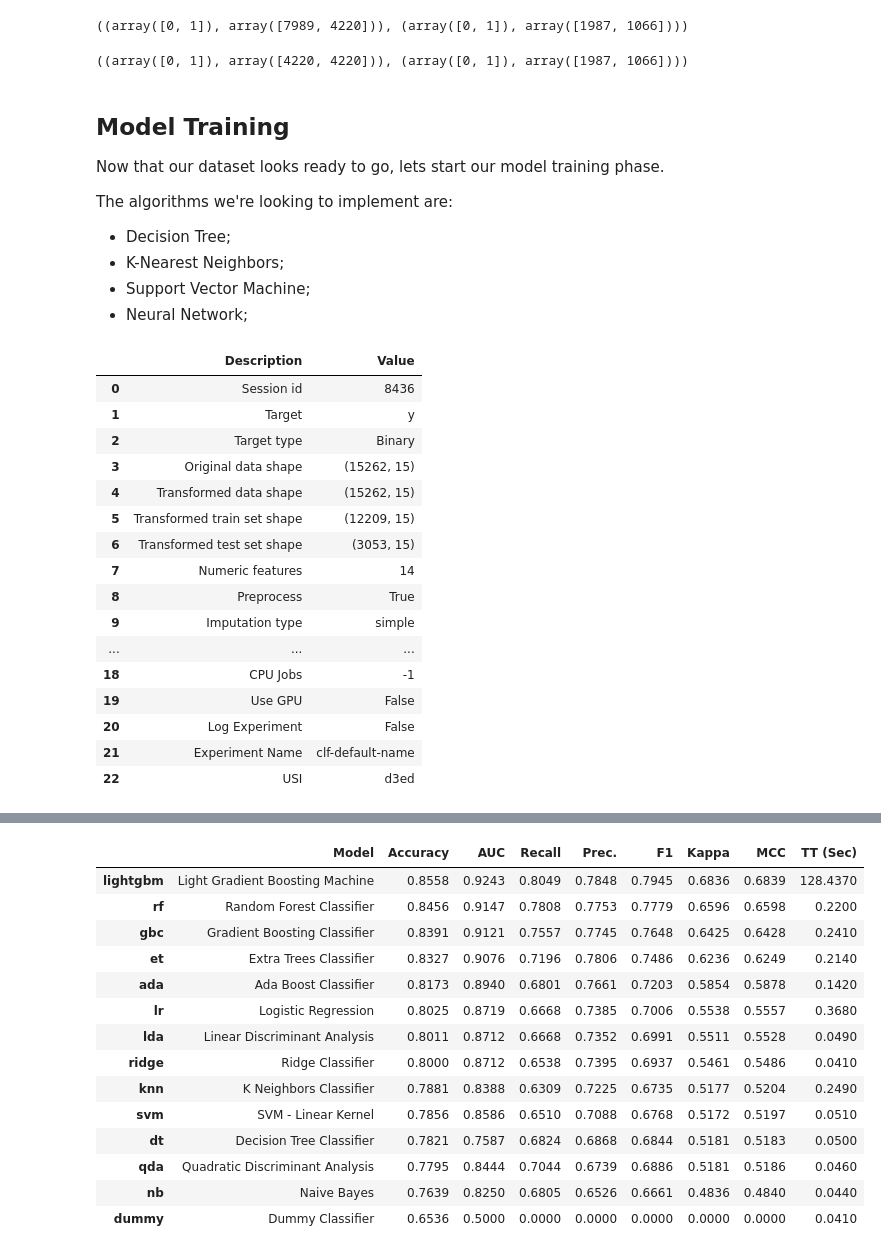
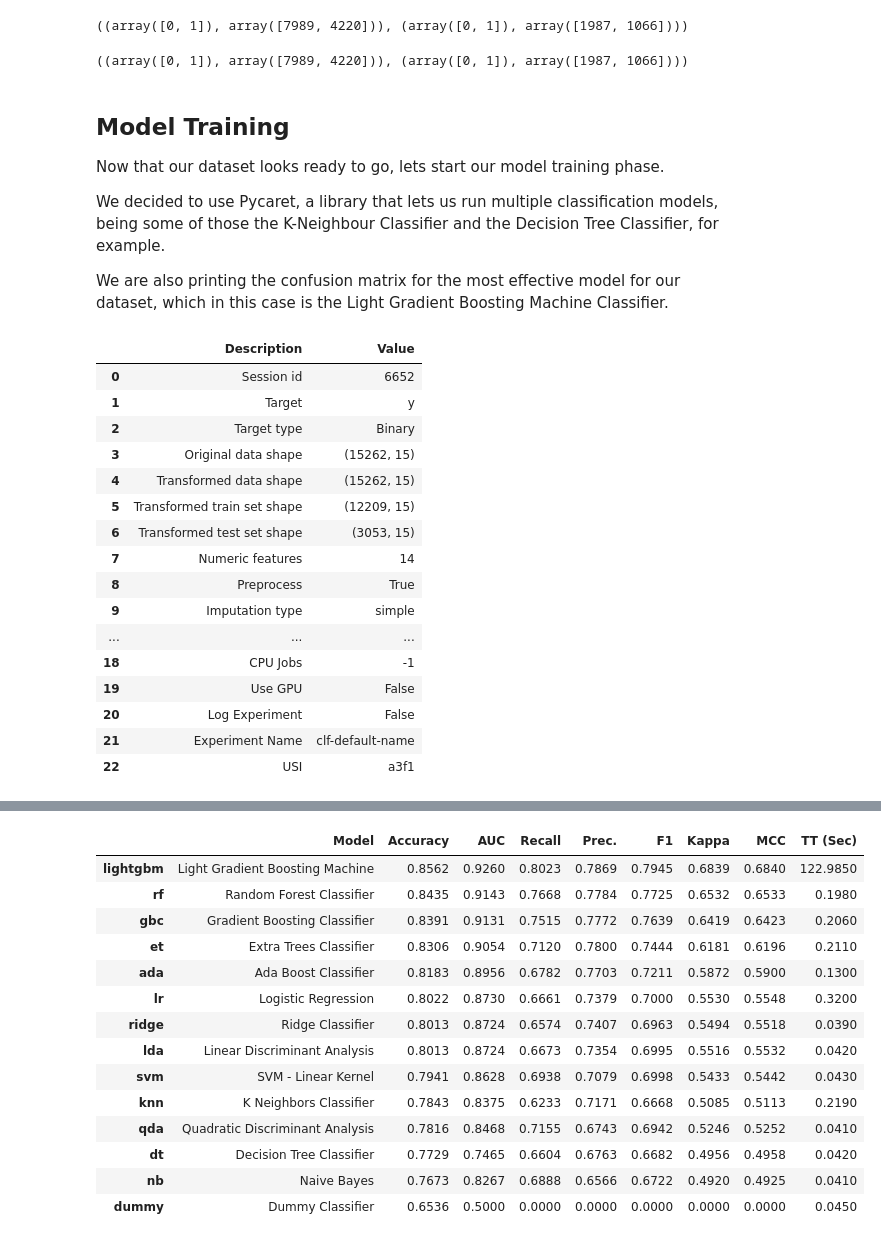
Before and after one commit to goncalo2k/FEUP-BANKRUPT, a Jupyter notebook: src/Bankrupt.ipynb, the cells around one changed output, grey strips where cells are left out. Saved outputs shown, nothing was run; the diff lists cells and outputs as text; code cells hidden in the pictures.

```diff
--- a/src/Bankrupt.ipynb
+++ b/src/Bankrupt.ipynb
@@ -262,11 +261,3 @@ Now that we have correctly displayed our data in plots, lets encode the object v
-# %%
-df_balanced['job'] = encoder.fit_transform(df_balanced['job'])
-df_balanced['marital'] = encoder.fit_transform(df_balanced['marital'])
-df_balanced['education'] = encoder.fit_transform(df_balanced['education'])
-df_balanced['default'] = encoder.fit_transform(df_balanced['default'])
-df_balanced['housing'] = encoder.fit_transform(df_balanced['housing'])
-df_balanced['loan'] = encoder.fit_transform(df_balanced['loan'])
-df_balanced['month'] = encoder.fit_transform(df_balanced['month'])
 # %%
 cols = list(df_balanced.columns)
 
@@ -297,7 +288,7 @@ nmp.unique(y_train, return_counts=True), nmp.unique(y_test, return_counts=True)
 ((array([0, 1]), array([7989, 4220])), (array([0, 1]), array([1987, 1066])))
 # %%
 # Eliminate excess the majority class
-x_train_majority, y_train_majority = resample(x_train[y_train==0], y_train[y_train==0], n_samples=4220, random_state=42)
+x_train_majority, y_train_majority = resample(x_train[y_train==0], y_train[y_train==0], random_state=42)
 x_train_minority, y_train_minority = resample(x_train[y_train==1], y_train[y_train==1])
 
 x_train = nmp.concatenate((x_train_majority, x_train_minority))
@@ -305,56 +296,55 @@ y_train = nmp.concatenate((y_train_majority, y_train_minority))
 
 nmp.unique(y_train, return_counts=True), nmp.unique(y_test, return_counts=True)
 # %% [output]
-((array([0, 1]), array([4220, 4220])), (array([0, 1]), array([1987, 1066])))
+((array([0, 1]), array([7989, 4220])), (array([0, 1]), array([1987, 1066])))
 # %% [markdown]
 ## Model Training
 
 Now that our dataset looks ready to go, lets start our model training phase.
 
-The algorithms we're looking to implement are:
-- Decision Tree;
-- K-Nearest Neighbors;
-- Support Vector Machine;
-- Neural Network;
+We decided to use Pycaret, a library that lets us run multiple classification models, being some of those the K-Neighbour Classifier and the Decision Tree Classifier, for example.
+
+We are also printing the confusion matrix for the most effective model for our dataset, which in this case is the Light Gradient Boosting Machine Classifier.
 # %%
 classification = setup(data = df_balanced, train_size=0.8, target = 'y', normalize=True, transformation=True)
 
 best = compare_models()
 
 results = pull()
 results
+plot_model(best, plot='confusion_matrix', plot_kwargs={'percent' : True})
 # %% [output]
 |  | Description | Value |
-| 0 | Session id | 8436 |
+| 0 | Session id | 6652 |
 | 1 | Target | y |
 | 2 | Target type | Binary |
 | 3 | Original data shape | (15262, 15) |
 | 4 | Transformed data shape | (15262, 15) |
 | 5 | Transformed train set shape | (12209, 15) |
 | 6 | Transformed test set shape | (3053, 15) |
 | 7 | Numeric features | 14 |
 | 8 | Preprocess | True |
 | 9 | Imputation type | simple |
 | ... | ... | ... |
 | 18 | CPU Jobs | -1 |
 | 19 | Use GPU | False |
 | 20 | Log Experiment | False |
 | 21 | Experiment Name | clf-default-name |
-| 22 | USI | d3ed |
+| 22 | USI | a3f1 |
 [interactive output not drawn]
 |  | Model | Accuracy | AUC | Recall | Prec. | F1 | Kappa | MCC | TT (Sec) |
-| lightgbm | Light Gradient Boosting Machine | 0.8558 | 0.9243 | 0.8049 | 0.7848 | 0.7945 | 0.6836 | 0.6839 | 128.4370 |
-| rf | Random Forest Classifier | 0.8456 | 0.9147 | 0.7808 | 0.7753 | 0.7779 | 0.6596 | 0.6598 | 0.2200 |
-| gbc | Gradient Boosting Classifier | 0.8391 | 0.9121 | 0.7557 | 0.7745 | 0.7648 | 0.6425 | 0.6428 | 0.2410 |
-| et | Extra Trees Classifier | 0.8327 | 0.9076 | 0.7196 | 0.7806 | 0.7486 | 0.6236 | 0.6249 | 0.2140 |
-| ada | Ada Boost Classifier | 0.8173 | 0.8940 | 0.6801 | 0.7661 | 0.7203 | 0.5854 | 0.5878 | 0.1420 |
-| lr | Logistic Regression | 0.8025 | 0.8719 | 0.6668 | 0.7385 | 0.7006 | 0.5538 | 0.5557 | 0.3680 |
-| lda | Linear Discriminant Analysis | 0.8011 | 0.8712 | 0.6668 | 0.7352 | 0.6991 | 0.5511 | 0.5528 | 0.0490 |
-| ridge | Ridge Classifier | 0.8000 | 0.8712 | 0.6538 | 0.7395 | 0.6937 | 0.5461 | 0.5486 | 0.0410 |
-| knn | K Neighbors Classifier | 0.7881 | 0.8388 | 0.6309 | 0.7225 | 0.6735 | 0.5177 | 0.5204 | 0.2490 |
-| svm | SVM - Linear Kernel | 0.7856 | 0.8586 | 0.6510 | 0.7088 | 0.6768 | 0.5172 | 0.5197 | 0.0510 |
-| dt | Decision Tree Classifier | 0.7821 | 0.7587 | 0.6824 | 0.6868 | 0.6844 | 0.5181 | 0.5183 | 0.0500 |
-| qda | Quadratic Discriminant Analysis | 0.7795 | 0.8444 | 0.7044 | 0.6739 | 0.6886 | 0.5181 | 0.5186 | 0.0460 |
-| nb | Naive Bayes | 0.7639 | 0.8250 | 0.6805 | 0.6526 | 0.6661 | 0.4836 | 0.4840 | 0.0440 |
-| dummy | Dummy Classifier | 0.6536 | 0.5000 | 0.0000 | 0.0000 | 0.0000 | 0.0000 | 0.0000 | 0.0410 |
+| lightgbm | Light Gradient Boosting Machine | 0.8562 | 0.9260 | 0.8023 | 0.7869 | 0.7945 | 0.6839 | 0.6840 | 122.9850 |
+| rf | Random Forest Classifier | 0.8435 | 0.9143 | 0.7668 | 0.7784 | 0.7725 | 0.6532 | 0.6533 | 0.1980 |
+| gbc | Gradient Boosting Classifier | 0.8391 | 0.9131 | 0.7515 | 0.7772 | 0.7639 | 0.6419 | 0.6423 | 0.2060 |
+| et | Extra Trees Classifier | 0.8306 | 0.9054 | 0.7120 | 0.7800 | 0.7444 | 0.6181 | 0.6196 | 0.2110 |
+| ada | Ada Boost Classifier | 0.8183 | 0.8956 | 0.6782 | 0.7703 | 0.7211 | 0.5872 | 0.5900 | 0.1300 |
+| lr | Logistic Regression | 0.8022 | 0.8730 | 0.6661 | 0.7379 | 0.7000 | 0.5530 | 0.5548 | 0.3200 |
+| ridge | Ridge Classifier | 0.8013 | 0.8724 | 0.6574 | 0.7407 | 0.6963 | 0.5494 | 0.5518 | 0.0390 |
+| lda | Linear Discriminant Analysis | 0.8013 | 0.8724 | 0.6673 | 0.7354 | 0.6995 | 0.5516 | 0.5532 | 0.0420 |
+| svm | SVM - Linear Kernel | 0.7941 | 0.8628 | 0.6938 | 0.7079 | 0.6998 | 0.5433 | 0.5442 | 0.0430 |
+| knn | K Neighbors Classifier | 0.7843 | 0.8375 | 0.6233 | 0.7171 | 0.6668 | 0.5085 | 0.5113 | 0.2190 |
+| qda | Quadratic Discriminant Analysis | 0.7816 | 0.8468 | 0.7155 | 0.6743 | 0.6942 | 0.5246 | 0.5252 | 0.0410 |
+| dt | Decision Tree Classifier | 0.7729 | 0.7465 | 0.6604 | 0.6763 | 0.6682 | 0.4956 | 0.4958 | 0.0420 |
+| nb | Naive Bayes | 0.7673 | 0.8267 | 0.6888 | 0.6566 | 0.6722 | 0.4920 | 0.4925 | 0.0410 |
+| dummy | Dummy Classifier | 0.6536 | 0.5000 | 0.0000 | 0.0000 | 0.0000 | 0.0000 | 0.0000 | 0.0450 |
 [interactive output not drawn]
```
Also changed, not shown: parts of 3 cells of this notebook, 1 other file.
